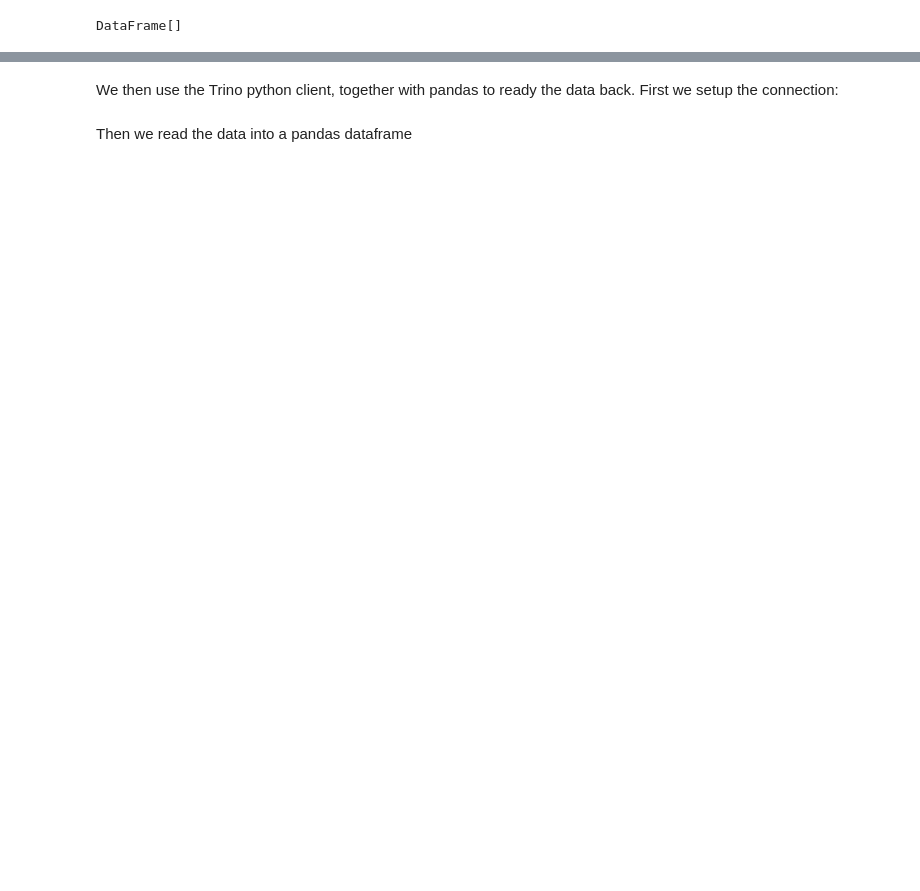
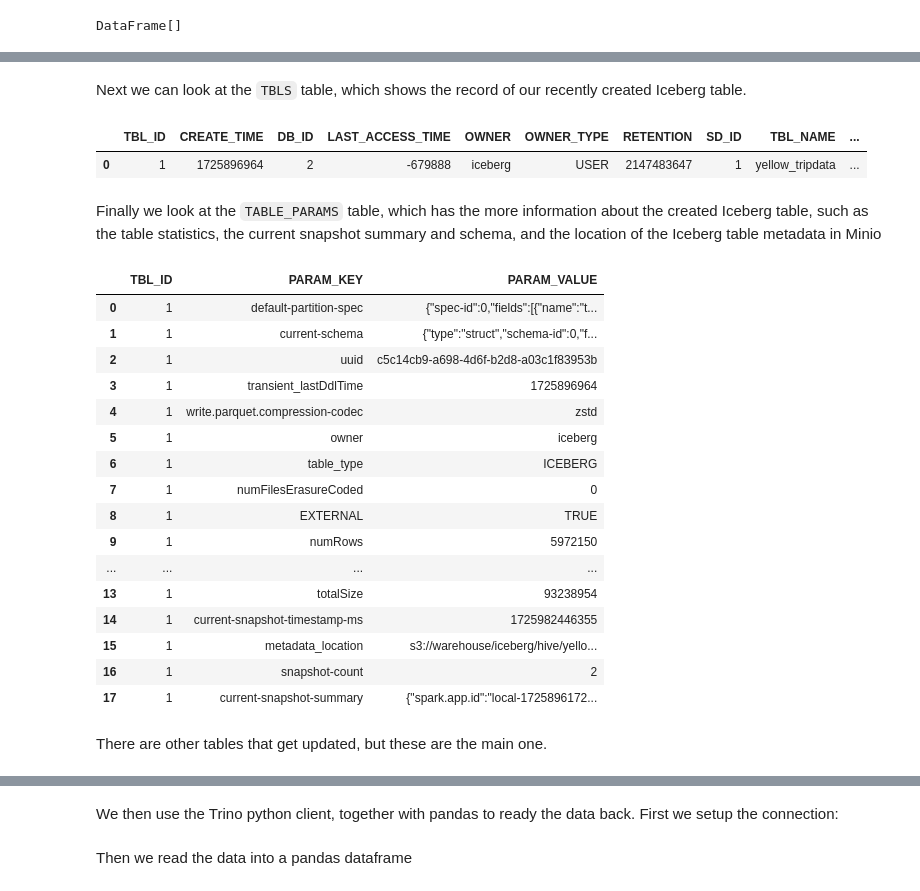
Before and after one commit to binayakd/exploring-apache-iceberg, a Jupyter notebook: workspace/01-iceberg-hive.ipynb, the cells around one changed output, grey strips where cells are left out. Saved outputs shown, nothing was run; the diff lists cells and outputs as text; code cells hidden in the pictures; blank space fills up the shorter version.

```diff
--- a/workspace/01-iceberg-hive.ipynb
+++ b/workspace/01-iceberg-hive.ipynb
@@ -97,0 +140,2 @@ We then check the data saved to Minio.
+# %%
+conn = psycopg.connect("postgresql://postgres:postgres@postgres:5432/hive")
@@ -97,0 +150,31 @@ We then check the data saved to Minio.
+# %% [markdown]
+Next we can look at the `TBLS` table, which shows the record of our recently created Iceberg table.
+# %%
+pd.read_sql_query('select * from "TBLS"', conn)
+# %% [output]
+|  | TBL_ID | CREATE_TIME | DB_ID | LAST_ACCESS_TIME | OWNER | OWNER_TYPE | RETENTION | SD_ID | TBL_NAME | ... |
+| 0 | 1 | 1725896964 | 2 | -679888 | iceberg | USER | 2147483647 | 1 | yellow_tripdata | ... |
+# %% [markdown]
+Finally we look at the `TABLE_PARAMS` table, which has the more information about the created Iceberg table, such as the table statistics, the current snapshot summary and schema, and the location of the Iceberg table metadata in Minio
+# %%
+pd.read_sql_query('select * from "TABLE_PARAMS"', conn)
+# %% [output]
+|  | TBL_ID | PARAM_KEY | PARAM_VALUE |
+| 0 | 1 | default-partition-spec | {"spec-id":0,"fields":[{"name":"t... |
+| 1 | 1 | current-schema | {"type":"struct","schema-id":0,"f... |
+| 2 | 1 | uuid | c5c14cb9-a698-4d6f-b2d8-a03c1f83953b |
+| 3 | 1 | transient_lastDdlTime | 1725896964 |
+| 4 | 1 | write.parquet.compression-codec | zstd |
+| 5 | 1 | owner | iceberg |
+| 6 | 1 | table_type | ICEBERG |
+| 7 | 1 | numFilesErasureCoded | 0 |
+| 8 | 1 | EXTERNAL | TRUE |
+| 9 | 1 | numRows | 5972150 |
+| ... | ... | ... | ... |
+| 13 | 1 | totalSize | 93238954 |
+| 14 | 1 | current-snapshot-timestamp-ms | 1725982446355 |
+| 15 | 1 | metadata_location | s3://warehouse/iceberg/hive/yello... |
+| 16 | 1 | snapshot-count | 2 |
+| 17 | 1 | current-snapshot-summary | {"spark.app.id":"local-1725896172... |
+# %% [markdown]
+There are other tables that get updated, but these are the main one.
```
Also changed, not shown: parts of 38 cells of this notebook, 10 other files.
